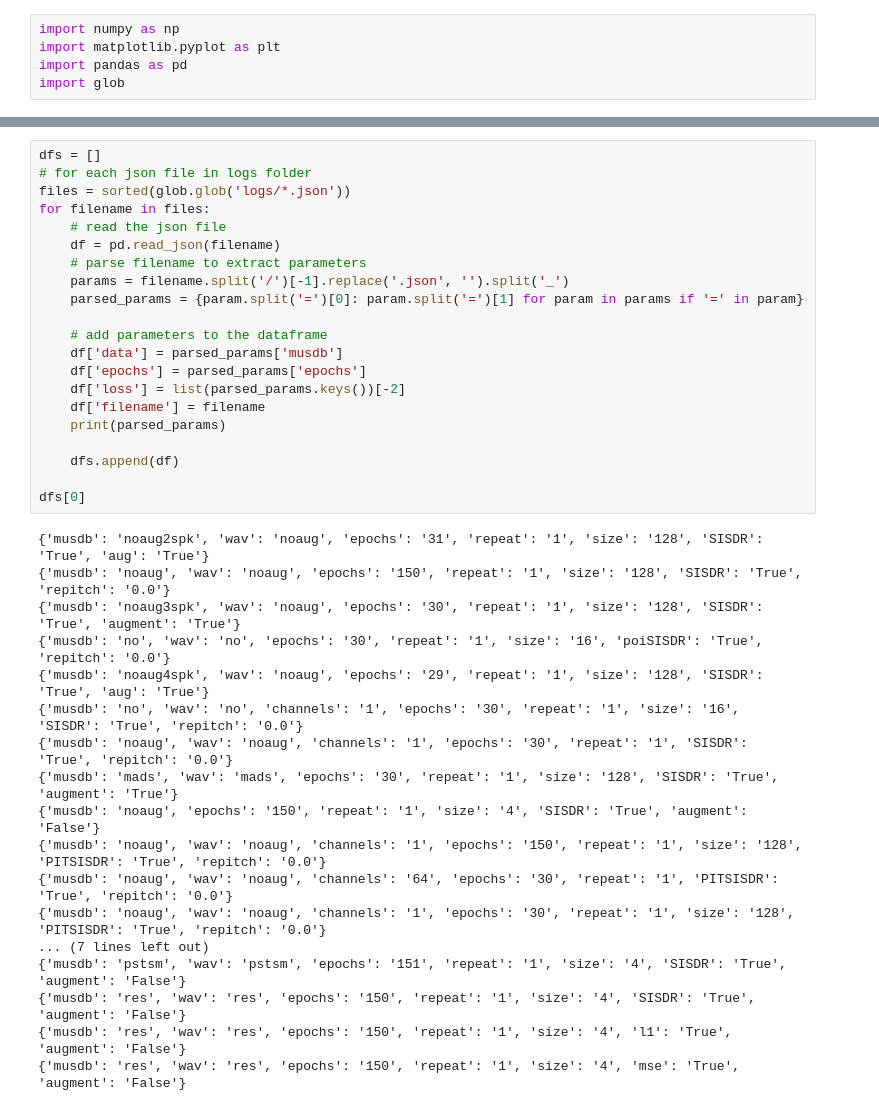
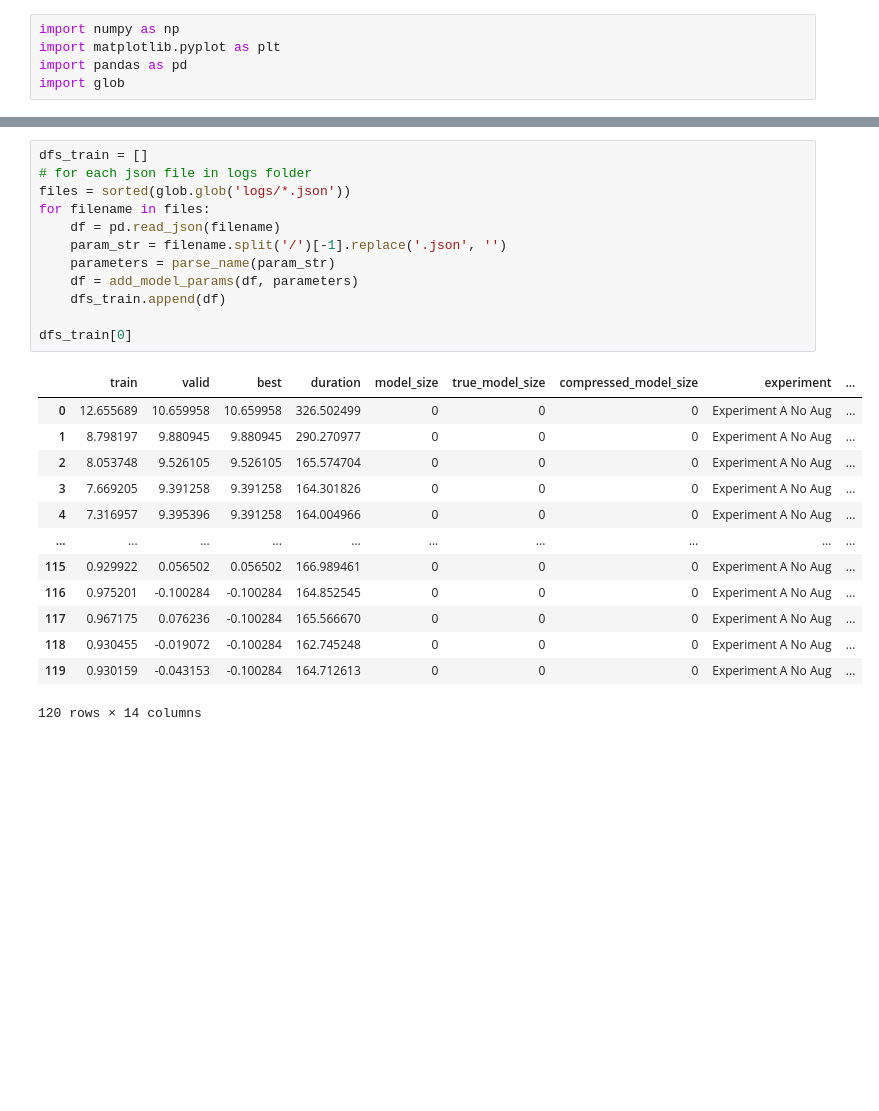
Before and after one commit to mp-smc23/demucs-v2-ps-ts, a Jupyter notebook: plot_training.ipynb, the cells around one changed output, grey strips where cells are left out. Drawn from its saved outputs; the diff is of its cells as text; blank space fills up the shorter version.

```diff
--- a/plot_training.ipynb
+++ b/plot_training.ipynb
@@ -6,39 +53,26 @@ import glob
 # %%
-dfs = []
+dfs_train = []
 # for each json file in logs folder
 files = sorted(glob.glob('logs/*.json'))
 for filename in files:
-    # read the json file
     df = pd.read_json(filename)
-    # parse filename to extract parameters
-    params = filename.split('/')[-1].replace('.json', '').split('_')
-    parsed_params = {param.split('=')[0]: param.split('=')[1] for param in params if '=' in param}
+    param_str = filename.split('/')[-1].replace('.json', '')
+    parameters = parse_name(param_str)
+    df = add_model_params(df, parameters)
+    dfs_train.append(df)
 
-    # add parameters to the dataframe
-    df['data'] = parsed_params['musdb']
-    df['epochs'] = parsed_params['epochs']
-    df['loss'] = list(parsed_params.keys())[-2]
-    df['filename'] = filename
-    print(parsed_params)
-
-    dfs.append(df)
-
-dfs[0]
+dfs_train[0]
 # %% [output]
+|  | train | valid | best | duration | model_size | true_model_size | compressed_model_size | experiment | ... |
+| 0 | 12.655689 | 10.659958 | 10.659958 | 326.502499 | 0 | 0 | 0 | Experiment A No Aug | ... |
+| 1 | 8.798197 | 9.880945 | 9.880945 | 290.270977 | 0 | 0 | 0 | Experiment A No Aug | ... |
+| 2 | 8.053748 | 9.526105 | 9.526105 | 165.574704 | 0 | 0 | 0 | Experiment A No Aug | ... |
+| 3 | 7.669205 | 9.391258 | 9.391258 | 164.301826 | 0 | 0 | 0 | Experiment A No Aug | ... |
+| 4 | 7.316957 | 9.395396 | 9.391258 | 164.004966 | 0 | 0 | 0 | Experiment A No Aug | ... |
+| ... | ... | ... | ... | ... | ... | ... | ... | ... | ... |
+| 115 | 0.929922 | 0.056502 | 0.056502 | 166.989461 | 0 | 0 | 0 | Experiment A No Aug | ... |
+| 116 | 0.975201 | -0.100284 | -0.100284 | 164.852545 | 0 | 0 | 0 | Experiment A No Aug | ... |
+| 117 | 0.967175 | 0.076236 | -0.100284 | 165.566670 | 0 | 0 | 0 | Experiment A No Aug | ... |
+| 118 | 0.930455 | -0.019072 | -0.100284 | 162.745248 | 0 | 0 | 0 | Experiment A No Aug | ... |
+| 119 | 0.930159 | -0.043153 | -0.100284 | 164.712613 | 0 | 0 | 0 | Experiment A No Aug | ... |
-{'musdb': 'noaug2spk', 'wav': 'noaug', 'epochs': '31', 'repeat': '1', 'size': '128', 'SISDR': 'True', 'aug': 'True'}
-{'musdb': 'noaug', 'wav': 'noaug', 'epochs': '150', 'repeat': '1', 'size': '128', 'SISDR': 'True', 'repitch': '0.0'}
-{'musdb': 'noaug3spk', 'wav': 'noaug', 'epochs': '30', 'repeat': '1', 'size': '128', 'SISDR': 'True', 'augment': 'True'}
-{'musdb': 'no', 'wav': 'no', 'epochs': '30', 'repeat': '1', 'size': '16', 'poiSISDR': 'True', 'repitch': '0.0'}
-{'musdb': 'noaug4spk', 'wav': 'noaug', 'epochs': '29', 'repeat': '1', 'size': '128', 'SISDR': 'True', 'aug': 'True'}
-{'musdb': 'no', 'wav': 'no', 'channels': '1', 'epochs': '30', 'repeat': '1', 'size': '16', 'SISDR': 'True', 'repitch': '0.0'}
-{'musdb': 'noaug', 'wav': 'noaug', 'channels': '1', 'epochs': '30', 'repeat': '1', 'SISDR': 'True', 'repitch': '0.0'}
-{'musdb': 'mads', 'wav': 'mads', 'epochs': '30', 'repeat': '1', 'size': '128', 'SISDR': 'True', 'augment': 'True'}
-{'musdb': 'noaug', 'epochs': '150', 'repeat': '1', 'size': '4', 'SISDR': 'True', 'augment': 'False'}
-{'musdb': 'noaug', 'wav': 'noaug', 'channels': '1', 'epochs': '150', 'repeat': '1', 'size': '128', 'PITSISDR': 'True', 'repitch': '0.0'}
-{'musdb': 'noaug', 'wav': 'noaug', 'channels': '64', 'epochs': '30', 'repeat': '1', 'PITSISDR': 'True', 'repitch': '0.0'}
-{'musdb': 'noaug', 'wav': 'noaug', 'channels': '1', 'epochs': '30', 'repeat': '1', 'size': '128', 'PITSISDR': 'True', 'repitch': '0.0'}
-... (7 lines left out)
-{'musdb': 'pstsm', 'wav': 'pstsm', 'epochs': '151', 'repeat': '1', 'size': '4', 'SISDR': 'True', 'augment': 'False'}
-{'musdb': 'res', 'wav': 'res', 'epochs': '150', 'repeat': '1', 'size': '4', 'SISDR': 'True', 'augment': 'False'}
-{'musdb': 'res', 'wav': 'res', 'epochs': '150', 'repeat': '1', 'size': '4', 'l1': 'True', 'augment': 'False'}
-{'musdb': 'res', 'wav': 'res', 'epochs': '150', 'repeat': '1', 'size': '4', 'mse': 'True', 'augment': 'False'}
+120 rows × 14 columns
```
Also changed, not shown: parts of 5 cells of this notebook, 9 other files.
